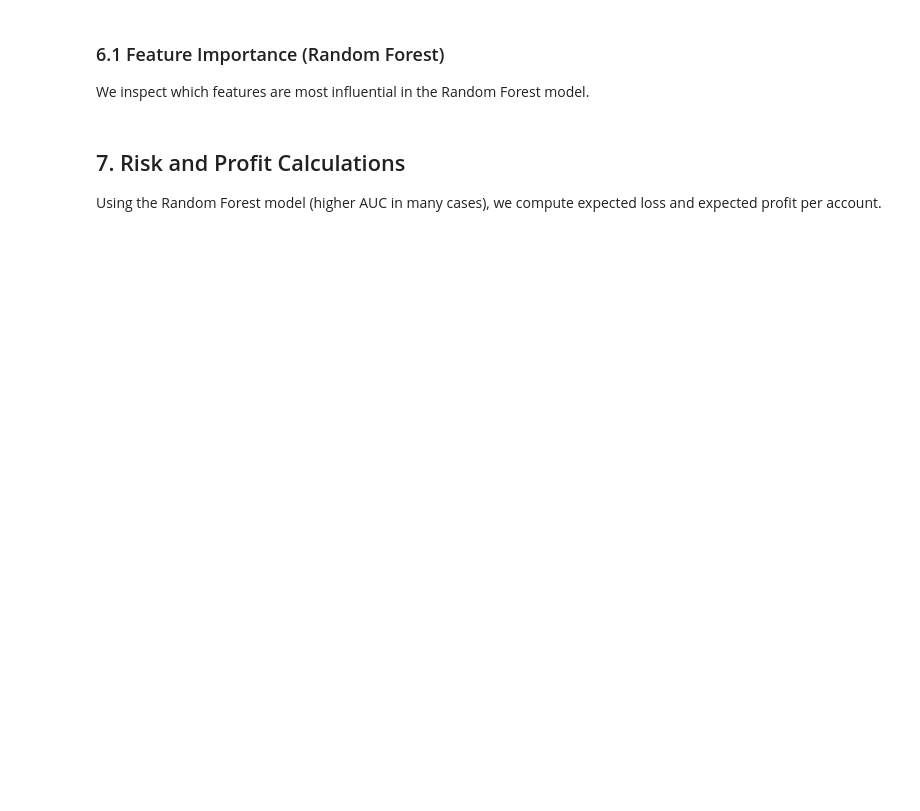
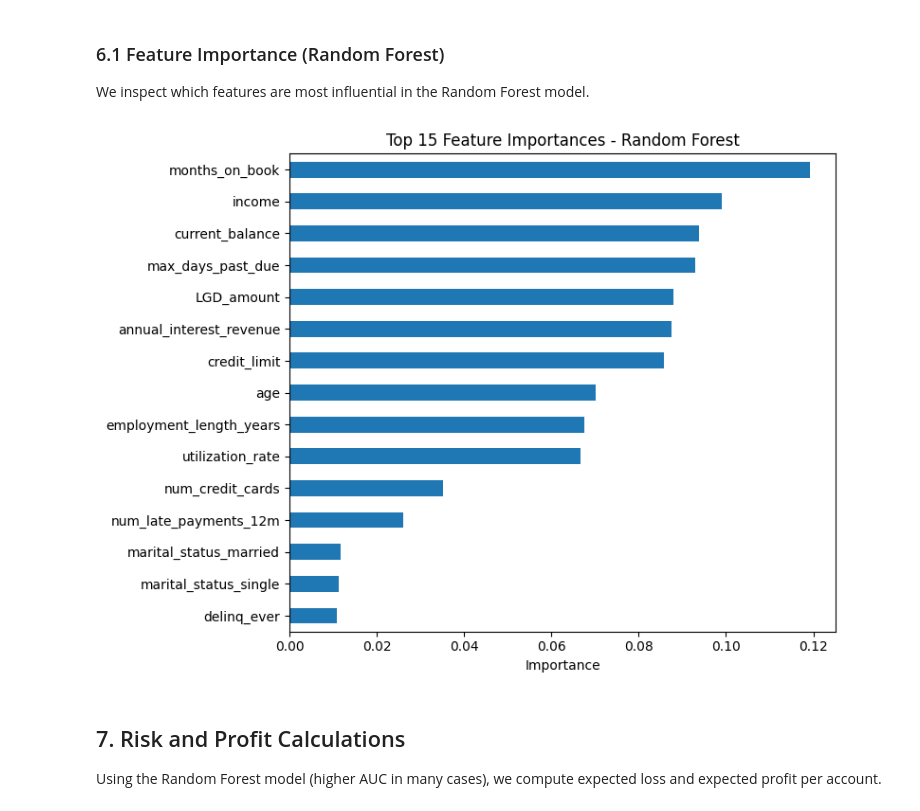
Before and after one commit to notregularjolpai/Credit-Card-Default-Risk-Analysis, a Jupyter notebook: Credit_Risk_Project_Notebook (1).ipynb, the cells around one changed output. Drawn from its saved outputs; the diff is of its cells as text; code cells hidden in the pictures; blank space fills up the shorter version.

```diff
--- a/Credit_Risk_Project_Notebook (1).ipynb
+++ b/Credit_Risk_Project_Notebook (1).ipynb
@@ -109,7 +195,7 @@ target = 'default_12m'
 drop_cols = ['account_id', 'account_open_date', 'observation_date', 'util_band']
 
 features = [c for c in df.columns if c not in drop_cols + [target]]
-X = df[features]
+X = pd.get_dummies(df[features], dtype=int)
 y = df[target]
 
 # Train-test split
@@ -190,16 +321,17 @@ plt.show()
 We inspect which features are most influential in the Random Forest model.
 # %%
 importances = rf.feature_importances_
-feat_imp = pd.Series(importances, index=features).sort_values(ascending=False)
-print(feat_imp.head(15))
+feat_imp = pd.Series(importances, index=X_train.columns).sort_values(ascending=False)
 
 plt.figure(figsize=(8, 6))
 feat_imp.head(15).plot(kind='barh')
 plt.gca().invert_yaxis()
 plt.xlabel('Importance')
 plt.title('Top 15 Feature Importances - Random Forest')
 plt.tight_layout()
 plt.show()
+# %% [output]
+[figure, added]
 # %% [markdown]
 ## 7. Risk and Profit Calculations
 Using the Random Forest model (higher AUC in many cases), we compute expected loss and expected profit per account.
```
Also changed, not shown: parts of 19 cells of this notebook.
